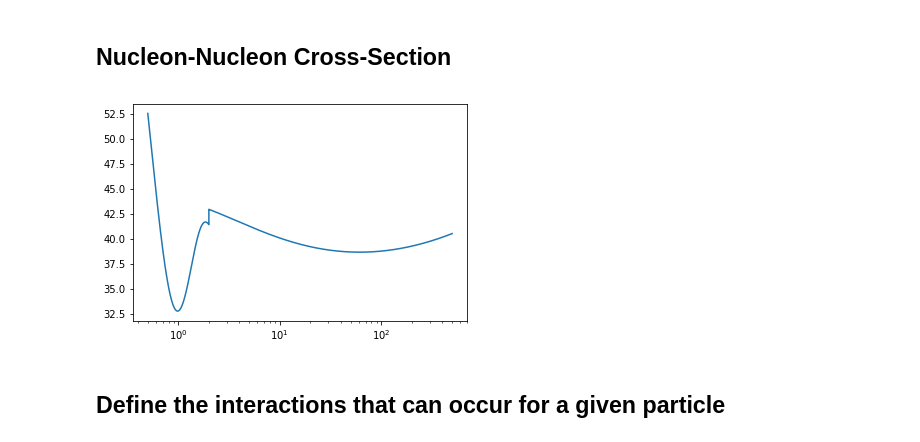
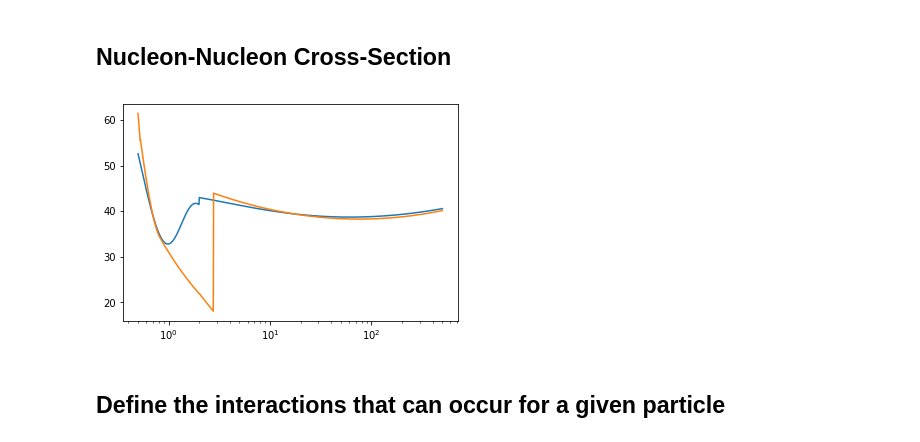
Before and after one commit to AchillesGen/Achilles, a Jupyter notebook: cascade/CascadeTesting.ipynb, the cells around one changed output. Cells and saved outputs as stored; diff of their text form; code cells hidden in the pictures.

```diff
--- a/cascade/CascadeTesting.ipynb
+++ b/cascade/CascadeTesting.ipynb
@@ -152,6 +152,41 @@ def nukNuk_nukNuk(sqrts,massIn,totalcharge):
     if(sqrts>1.338):
         srtf = (sqrts-massIn[0]-massIn[1]+2*mN)**2
         plab = np.sqrt((srtf/(2*mN))**2-srtf)
+        if(totalcharge==1): # pn channel
+            if(plab<=0.525):
+                return 17.0546*mN/(srtf-4*mN**2) - 6.82506
+            elif(plab<=0.8):
+                return 33. + 196*abs(plab-0.95)**2.5
+            elif(plab<=2.0):
+                return 31./np.sqrt(plab)
+            elif(plab<=2.776):
+                return 77./(plab+1.5)
+            else:
+#                return 11.9 + 26.9*plab**(-1.21) + 0.169*np.log(plab)**2 - 1.85*np.log(plab)
+                return 48.0+0.522*np.log(plab)**2-4.51*np.log(plab)
+        else: # pp or nn channel
+            if(plab<=0.435):
+                return 5.11775*mN/(srtf-4*mN**2) + 1.67284
+            elif(plab<=0.8):
+                return 23.5 + 1000*(plab-0.7)**4
+            elif(plab<=2.0):
+                return 1250/(plab+50) - 4*(plab-1.3)**2
+            elif(plab<=2.776):
+                return 77/(plab+1.5)
+            else:
+#                return 11.9 + 26.9*plab**(-1.21) + 0.169*np.log(plab)**2 - 1.85*np.log(plab)
+                return 48.0+0.522*np.log(plab)**2-4.51*np.log(plab)
+    else:
+        return 0
+
+# From GiBUU written in plab
+def nukNuk_nukNuk2(plab,massIn,totalcharge):
+    sqrts=np.sqrt(2*mN**2-2*np.sqrt(mN**2*(mN**2+plab**2)))
+    print(plab,sqrts)
+    if(sqrts>1.338):
+        srtf = (sqrts-massIn[0]-massIn[1]+2*mN)**2
+        plab = np.sqrt((srtf/(2*mN))**2-srtf)
+        print(srtf,plab)
         if(totalcharge==1): # pn channel
             if(plab<=0.525):
                 return 17.0546*mN/(srtf-4*mN**2) - 6.82506
@@ -174,6 +209,8 @@ def nukNuk_nukNuk(sqrts,massIn,totalcharge):
                 return 77/(plab+1.5)
             else:
                 return 11.9 + 26.9*plab**(-1.21) + 0.169*np.log(plab)**2 - 1.85*np.log(plab)
+    else:
+        return 0
 
 # NASA Nucleon-Nucleon
 # https://ntrs.nasa.gov/archive/nasa/casi.ntrs.nasa.gov/20080014212.pdf
@@ -236,17 +273,20 @@ def sigma_np(plab):
         s = 2*mN*(mN+np.sqrt(plab**2+mN**2))
         return Zpn + B*np.log(s/s0)**2 + Y1pn*(s1/s)**n1 - Y2pn*(s1/s)**n2
 # %%
-plab = np.logspace(np.log10(0.5),np.log10(500),100000)
+plab = np.logspace(np.log10(0.5),np.log10(500),1000)
 sigma = np.zeros_like(plab)
 sigma_gibuu = np.zeros_like(plab)
+sqrts=np.sqrt(2*mN**2+2*mN*np.sqrt(mN**2+plab**2))
 for i,_ in enumerate(plab):
     sigma[i] = sigma_np(plab[i])
+    sigma_gibuu[i] = nukNuk_nukNuk(sqrts[i],(mN,mN),1)
 
 plt.plot(plab,sigma)
+plt.plot(plab,sigma_gibuu)
 plt.xscale('log')
 plt.show()
 # %% [output]
-[figure, old version]
+[figure, new version]
 # %% [markdown]
 ## Define the interactions that can occur for a given particle
 # %%
```
Also changed, not shown: parts of 1 cell of this notebook.
